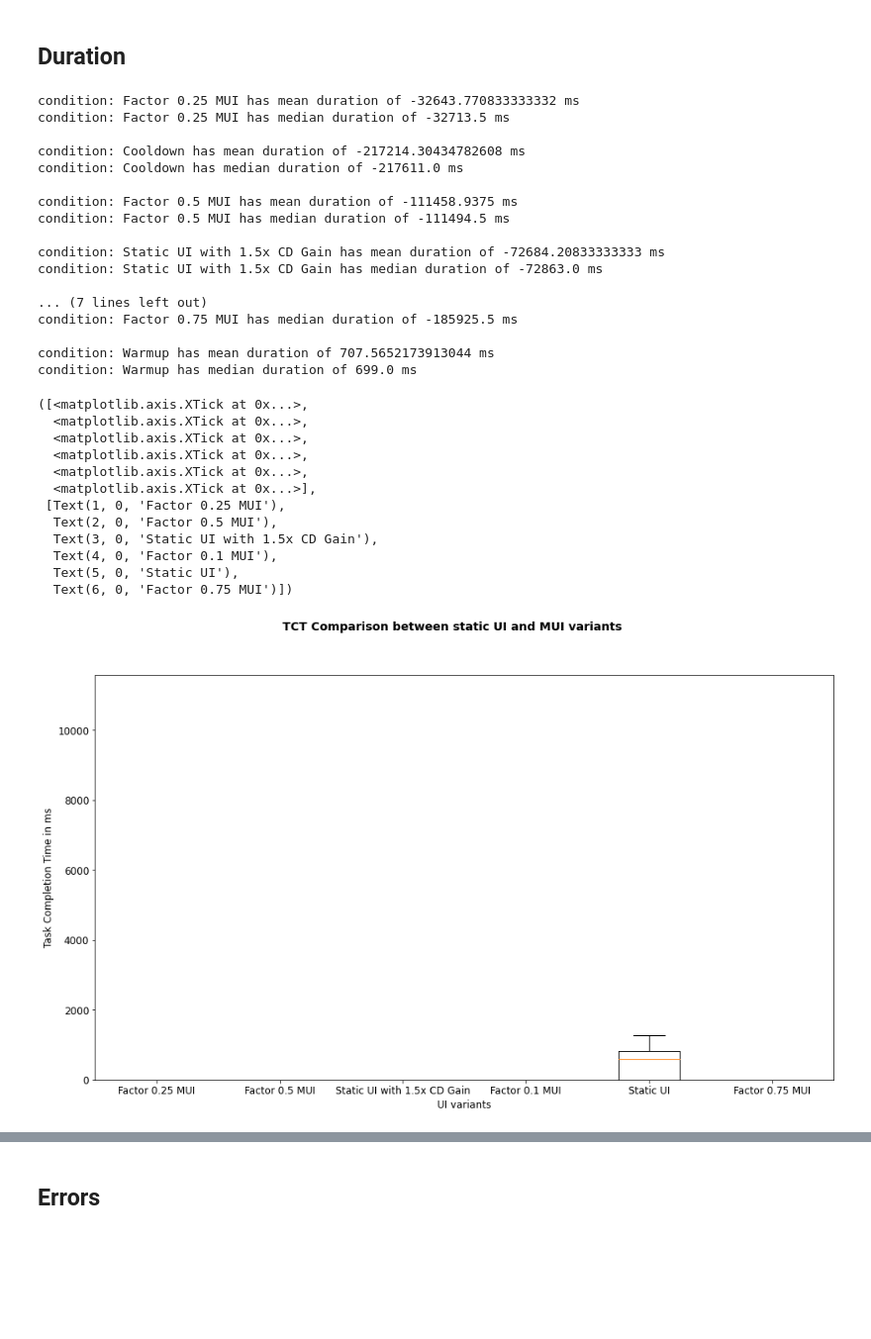
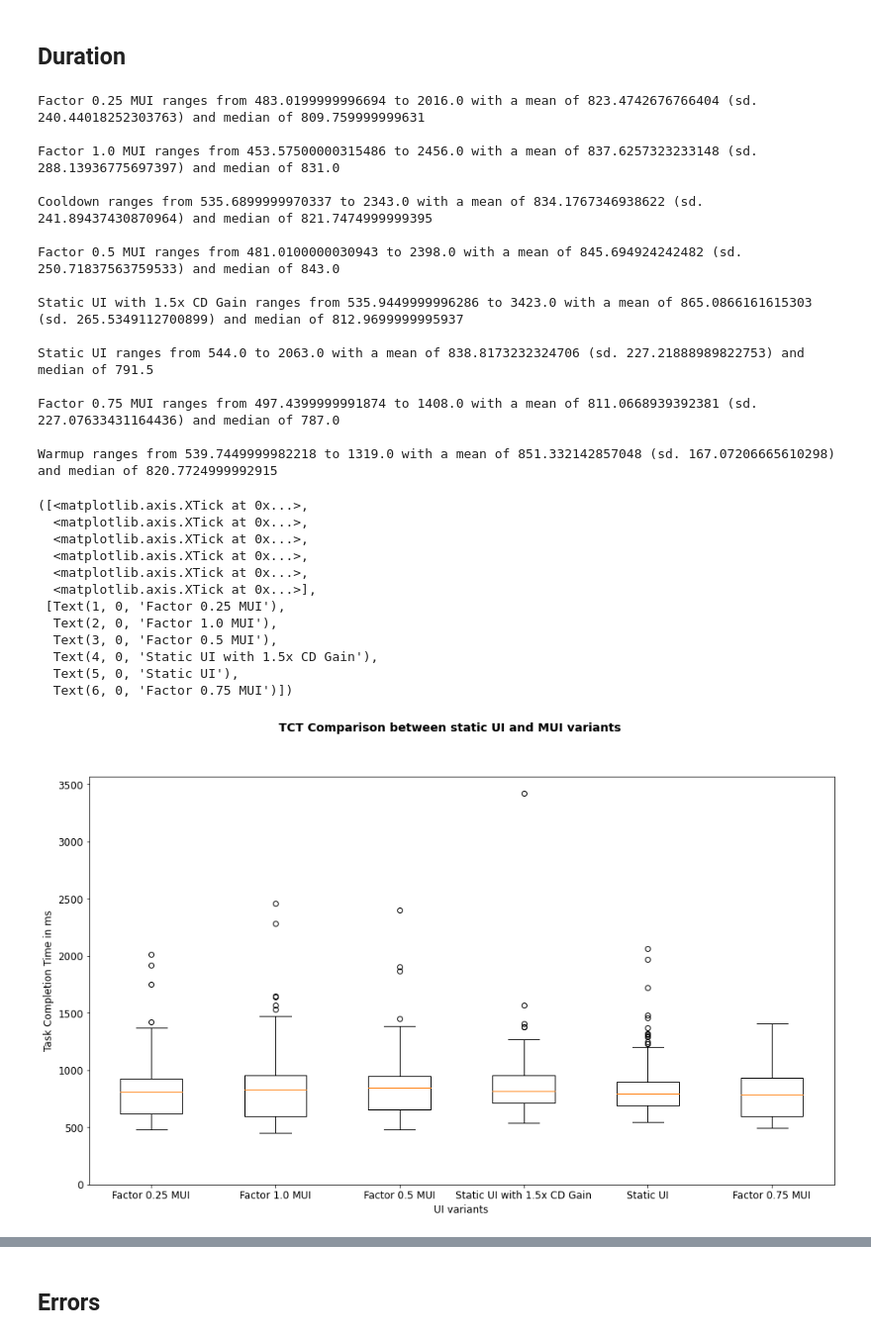
Before and after one commit to PDA-UR/Magnetic-UI-Evaluation-Kit, a Jupyter notebook: server/logs/MUI_Test_Evaluation.ipynb, the cells around one changed output, grey strips where cells are left out. Shown at 99% size. Cells and saved outputs as stored; diff of their text form; code cells hidden in the pictures; blank space fills up the shorter version.

```diff
--- a/server/logs/MUI_Test_Evaluation.ipynb
+++ b/server/logs/MUI_Test_Evaluation.ipynb
@@ -19,4 +19,4 @@ data_extension = "csv"
 os.chdir(data_path)
 # %%
 result = [file for file in glob.glob("/home/juergen/Desktop/logs_phase1/" + '*.{}'.format(data_extension))]
-print(result)
+participants, hashes = result.pop(result.index('/home/juergen/Desktop/logs_phase1/pids_phase1.csv')), result.pop(result.index('/home/juergen/Desktop/logs_phase1/hashes_phase1.csv'))
@@ -134,0 +124,25 @@ for df in dff:
+# %%
+def range_mean_median_sd(label, data):
+    data = [i if i == i and i != '-' else 0 for i in data]
+
+    min_data = min(data)
+    max_data = max(data)
+    mean_data = np.mean(data)
+    median_data = np.median(data)
+    sd_data = sp.stats.tstd(data)
+
+    print("{0} ranges from {1} to {2} with a mean of {3} (sd. {4}) and median of {5}".format(label, min_data, max_data, mean_data, sd_data, median_data))
+
+def occurence_dictionary(data):
+    ret = {}
+
+    for i in list(data):
+        if i != i or i == '-':
+            i = 'unpspecified'
+
+        ret[i.lower().rstrip()] = ret.get(i.lower().rstrip(), 0) + 1
+
+    return ret
+
+pdf = pd.read_csv(participants, delimiter = ',')
+pdf = pdf[pdf.hasFinished != 0 ]
@@ -144,56 +179,53 @@ ticks = []
 data = []
 
 for condition, duration_measurements in durations.items():
-    cond_name = "Warmup" if condition == -1 else "Static UI" if condition == 0 else "Factor 0.25 MUI" if condition == 1 else "Factor 0.5 MUI" if condition == 2 else "Factor 0.75 MUI" if condition == 3 else "Factor 0.1 MUI" if condition == 4  else "Static UI with 1.5x CD Gain" if condition == 5 else "Cooldown"
+    cond_name = "Warmup" if condition == -1 else "Static UI" if condition == 0 else "Factor 0.25 MUI" if condition == 1 else "Factor 0.5 MUI" if condition == 2 else "Factor 0.75 MUI" if condition == 3 else "Factor 1.0 MUI" if condition == 4  else "Static UI with 1.5x CD Gain" if condition == 5 else "Cooldown"
 
-    print("condition: {0} has mean duration of {1} ms".format(cond_name, np.mean(duration_measurements)))
-    print("condition: {0} has median duration of {1} ms".format(cond_name, np.median(duration_measurements)))
+    range_mean_median_sd (cond_name, duration_measurements)
     print()
 
     if cond_name != "Warmup" and cond_name != "Cooldown":
         data.append(duration_measurements)
         ticks.append(cond_name)
 
 fig = plt.figure()
 fig.suptitle('TCT Comparison between static UI and MUI variants', fontsize=14, fontweight='bold')
 
 ax = fig.add_subplot(111)
 ax.boxplot(data)
 ax.set_xlabel('UI variants')
 ax.set_ylabel('Task Completion Time in ms')
 ax.set_ylim(bottom=0)
 xticks([i + 1 for i in range(len(ticks))], ticks)
 # %% [output]
-condition: Factor 0.25 MUI has mean duration of -32643.770833333332 ms
-condition: Factor 0.25 MUI has median duration of -32713.5 ms
+Factor 0.25 MUI ranges from 483.0199999996694 to 2016.0 with a mean of 823.4742676766404 (sd. 240.44018252303763) and median of 809.759999999631
 
-condition: Cooldown has mean duration of -217214.30434782608 ms
-condition: Cooldown has median duration of -217611.0 ms
+Factor 1.0 MUI ranges from 453.57500000315486 to 2456.0 with a mean of 837.6257323233148 (sd. 288.13936775697397) and median of 831.0
 
-condition: Factor 0.5 MUI has mean duration of -111458.9375 ms
-condition: Factor 0.5 MUI has median duration of -111494.5 ms
+Cooldown ranges from 535.6899999970337 to 2343.0 with a mean of 834.1767346938622 (sd. 241.89437430870964) and median of 821.7474999999395
 
-condition: Static UI with 1.5x CD Gain has mean duration of -72684.20833333333 ms
-condition: Static UI with 1.5x CD Gain has median duration of -72863.0 ms
+Factor 0.5 MUI ranges from 481.0100000030943 to 2398.0 with a mean of 845.694924242482 (sd. 250.71837563759533) and median of 843.0
 
-... (7 lines left out)
-condition: Factor 0.75 MUI has median duration of -185925.5 ms
+Static UI with 1.5x CD Gain ranges from 535.9449999996286 to 3423.0 with a mean of 865.0866161615303 (sd. 265.5349112700899) and median of 812.9699999995937
 
-condition: Warmup has mean duration of 707.5652173913044 ms
-condition: Warmup has median duration of 699.0 ms
+Static UI ranges from 544.0 to 2063.0 with a mean of 838.8173232324706 (sd. 227.21888989822753) and median of 791.5
+
+Factor 0.75 MUI ranges from 497.4399999991874 to 1408.0 with a mean of 811.0668939392381 (sd. 227.07633431164436) and median of 787.0
+
+Warmup ranges from 539.7449999982218 to 1319.0 with a mean of 851.332142857048 (sd. 167.07206665610298) and median of 820.7724999992915
 ([<matplotlib.axis.XTick at 0x...>,
   <matplotlib.axis.XTick at 0x...>,
   <matplotlib.axis.XTick at 0x...>,
   <matplotlib.axis.XTick at 0x...>,
   <matplotlib.axis.XTick at 0x...>,
   <matplotlib.axis.XTick at 0x...>],
  [Text(1, 0, 'Factor 0.25 MUI'),
-  Text(2, 0, 'Factor 0.5 MUI'),
-  Text(3, 0, 'Static UI with 1.5x CD Gain'),
-  Text(4, 0, 'Factor 0.1 MUI'),
+  Text(2, 0, 'Factor 1.0 MUI'),
+  Text(3, 0, 'Factor 0.5 MUI'),
+  Text(4, 0, 'Static UI with 1.5x CD Gain'),
   Text(5, 0, 'Static UI'),
   Text(6, 0, 'Factor 0.75 MUI')])
-[figure, old version]
+[figure, new version]
 # %%
 from scipy.stats import ttest_rel as ttest
 
```
Also changed, not shown: parts of 13 cells of this notebook, 1 other file.
